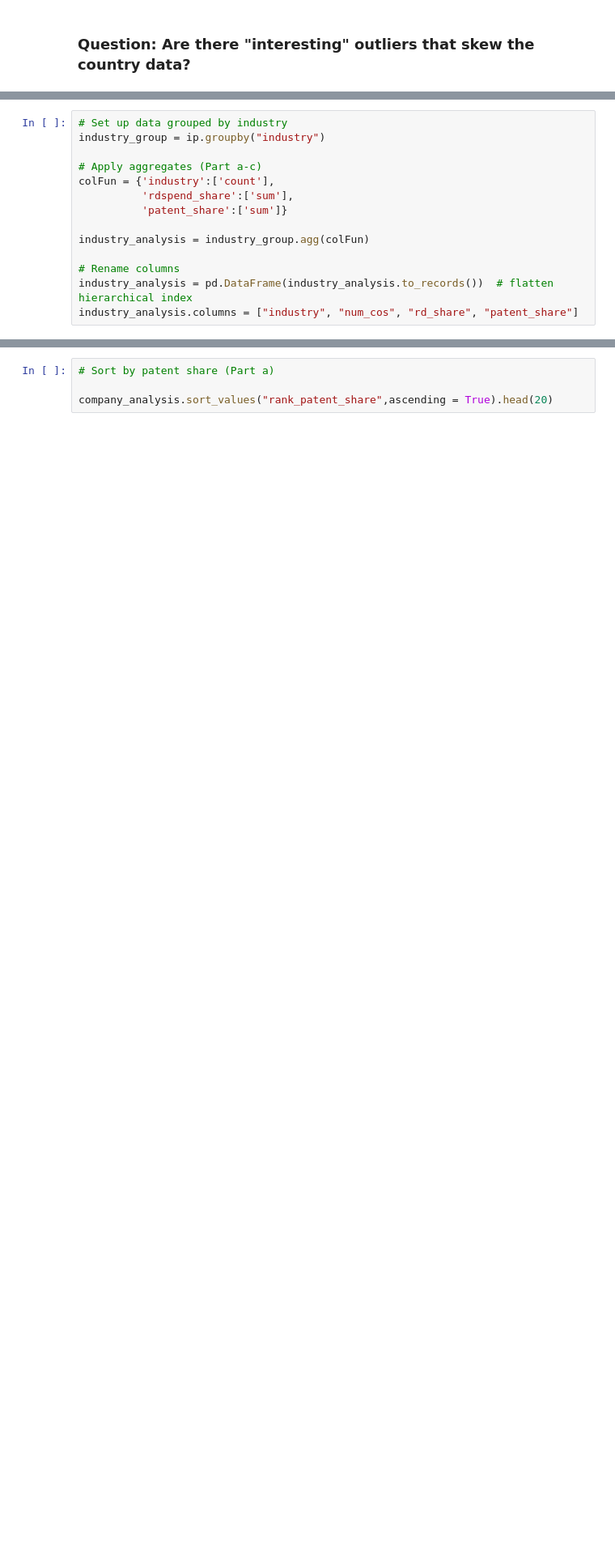
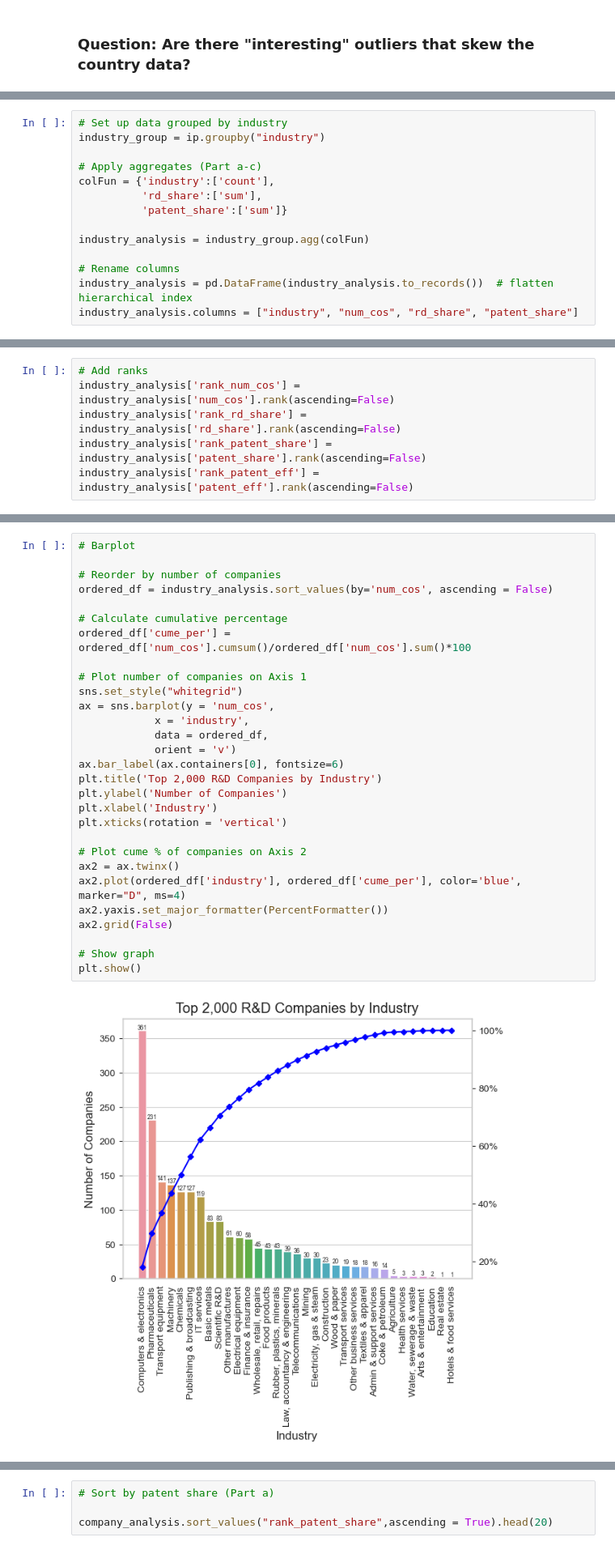
Before and after one commit to bassoonelephant/ip-productivity, a Jupyter notebook: ip_workbench.ipynb, the cells around one changed output, grey strips where cells are left out. Shown at 81% size. Drawn from its saved outputs; the diff is of its cells as text; blank space fills up the shorter version.

```diff
--- a/ip_workbench.ipynb
+++ b/ip_workbench.ipynb
@@ -522,7 +538,7 @@ industry_group = ip.groupby("industry")
 
 # Apply aggregates (Part a-c)
 colFun = {'industry':['count'],
-          'rdspend_share':['sum'],
+          'rd_share':['sum'],
           'patent_share':['sum']}
 
 industry_analysis = industry_group.agg(colFun)
@@ -533 +556,7 @@ industry_analysis.columns = ["industry", "num_cos", "rd_share", "patent_share"]
+# %%
+# Add ranks
+industry_analysis['rank_num_cos'] = industry_analysis['num_cos'].rank(ascending=False)
+industry_analysis['rank_rd_share'] = industry_analysis['rd_share'].rank(ascending=False)
+industry_analysis['rank_patent_share'] = industry_analysis['patent_share'].rank(ascending=False)
+industry_analysis['rank_patent_eff'] = industry_analysis['patent_eff'].rank(ascending=False)
 # %%
@@ -534,0 +583,31 @@ industry_analysis.head()
+# %%
+# Barplot
+
+# Reorder by number of companies
+ordered_df = industry_analysis.sort_values(by='num_cos', ascending = False)
+
+# Calculate cumulative percentage
+ordered_df['cume_per'] = ordered_df['num_cos'].cumsum()/ordered_df['num_cos'].sum()*100
+
+# Plot number of companies on Axis 1
+sns.set_style("whitegrid")
+ax = sns.barplot(y = 'num_cos',
+            x = 'industry',
+            data = ordered_df,
+            orient = 'v')
+ax.bar_label(ax.containers[0], fontsize=6)
+plt.title('Top 2,000 R&D Companies by Industry')
+plt.ylabel('Number of Companies')
+plt.xlabel('Industry')
+plt.xticks(rotation = 'vertical')
+
+# Plot cume % of companies on Axis 2
+ax2 = ax.twinx()
+ax2.plot(ordered_df['industry'], ordered_df['cume_per'], color='blue', marker="D", ms=4)
+ax2.yaxis.set_major_formatter(PercentFormatter())
+ax2.grid(False)
+
+# Show graph
+plt.show()
+# %% [output]
+[figure, added]
```
Also changed, not shown: parts of 33 cells of this notebook.
